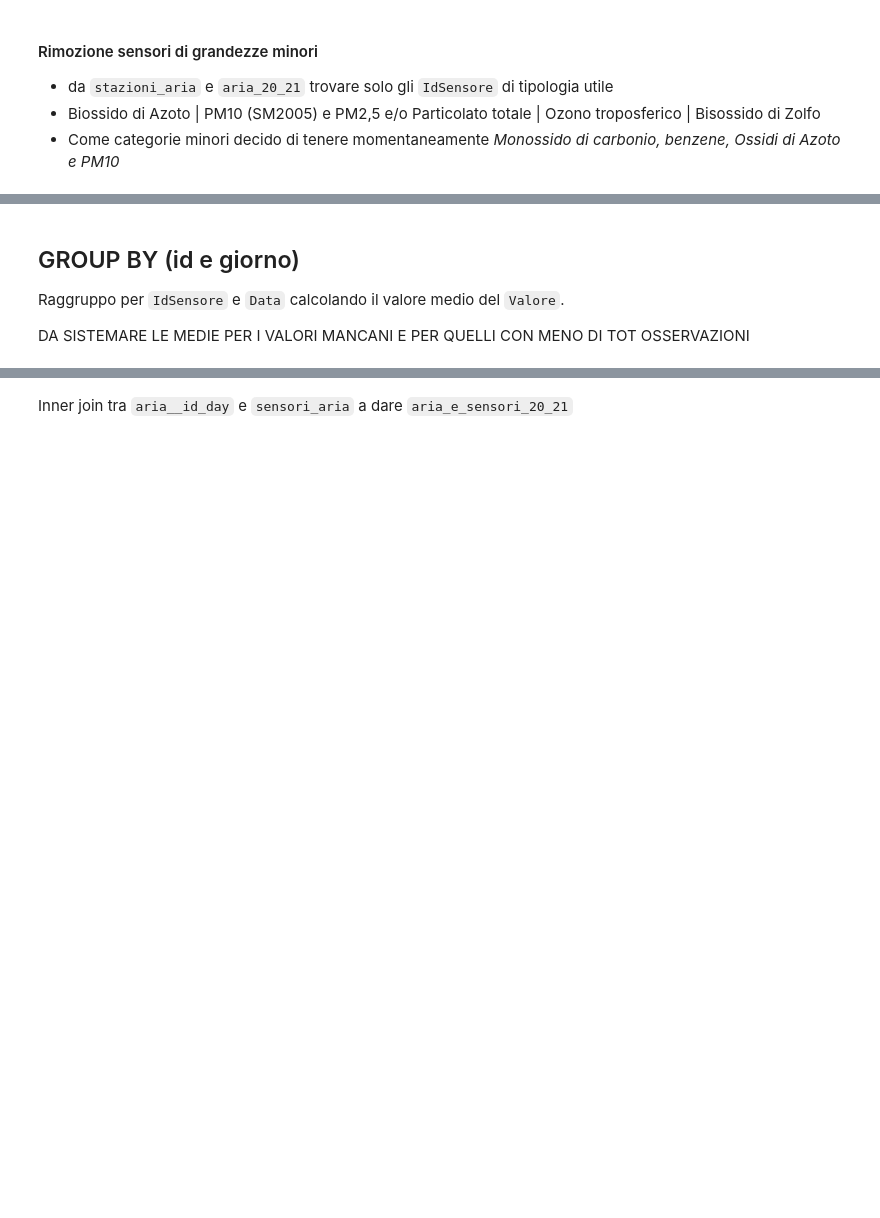
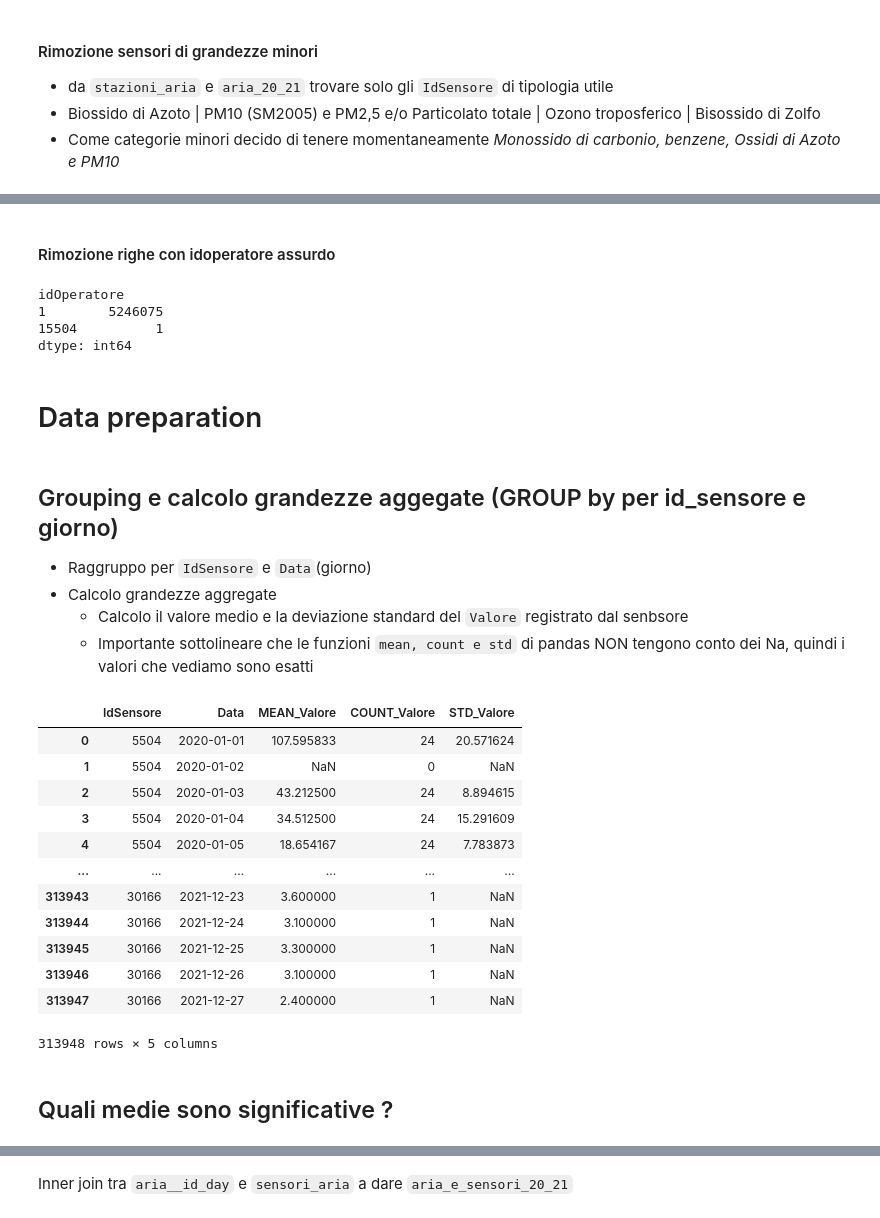
Before and after one commit to giocoal/air-quality-milano-interactive-data-visualization-tableau, a Jupyter notebook: Data_Visualization_project_21_22.ipynb, the cells around one changed output, grey strips where cells are left out. Saved outputs shown, nothing was run; the diff lists cells and outputs as text; code cells hidden in the pictures; blank space fills up the shorter version.

```diff
--- a/Data_Visualization_project_21_22.ipynb
+++ b/Data_Visualization_project_21_22.ipynb
@@ -141,4 +158,5 @@ aria_20.shape
 # %%
 # Converto in importazione i -9999 in NA
-aria_21 = pd.read_csv(f'{path}/data_aria/Dati_sensori_aria_2021.csv', na_values=['-9999'])
-aria_21.shape
+aria_21 = pd.read_csv(f'{path}/data_aria/Dati_sensori_aria_2021.csv',
+                      na_values=['-9999'],
+                      parse_dates=['Data'])
@@ -159,3 +172,0 @@ Converto la data da stringa a oggetto data
-# %%
-aria_20_21['Data'] = pd.to_datetime(aria_20_21['Data'])
-aria_20_21.tail()
@@ -336,6 +318,7 @@ Zonizzazione: 9 826 141 abitanti in 1546 comuni divisi in 7 o 8 zone
 - MA (VA = dato valido NA = dato invalido I dati presenti in questo archivio relativi agli ultimi 3-6 mesi, contengono ancora valori incerti che possono subire modifiche da parte degli operatori delle reti (invalidazione manuale). Il processo di validazione dei dati prevede una fase di valutazione finale che si conclude entro il 30.3 dell’anno successivo a quello di misura)
 # %%
 #aria_20_21.dropna(subset = ['Valore', 'Stato'], inplace = True) #é meglio non farla cosi le avg possono restituire anche NaN
+aria_20_21.reset_index(drop=True, inplace=True)
 aria_20_21.shape
 # %% [output]
 (5246076, 5)
@@ -379,0 +370,9 @@ sensori_aria.drop(sensori_aria[~sensori_aria['NomeTipoSensore'].isin(grandezze_d
+# %% [markdown]
+#### Rimozione righe con idoperatore assurdo
+# %%
+aria_20_21.value_counts('idOperatore')
+# %% [output]
+idOperatore
+1        5246075
+15504          1
+dtype: int64
@@ -380,6 +382,35 @@ sensori_aria.drop(sensori_aria[~sensori_aria['NomeTipoSensore'].isin(grandezze_d
+# %% [markdown]
+# Data preparation
 # %% [markdown]
-## GROUP BY (id e giorno)
+## Grouping e calcolo grandezze aggegate (GROUP by per id_sensore e giorno)
 
-Raggruppo per `IdSensore` e `Data` calcolando il valore medio del `Valore`.
-
-DA SISTEMARE LE MEDIE PER I VALORI MANCANI E PER QUELLI CON MENO DI TOT OSSERVAZIONI
+- Raggruppo per `IdSensore` e `Data`(giorno)
+- Calcolo grandezze aggregate
+    - Calcolo il valore medio e la deviazione standard del `Valore` registrato dal senbsore
+    - Importante sottolineare che le funzioni `mean, count e std` di pandas NON tengono conto dei Na, quindi i valori che vediamo sono esatti
+# %%
+colnames = ['IdSensore', 'Data', 'MEAN_Valore', 'COUNT_Valore', 'STD_Valore']
+aria__id_day = aria_20_21[['IdSensore', 'Data', 'Valore']].groupby([
+    'IdSensore',
+    aria_20_21['Data'].dt.date,
+]).agg({
+    'Valore': ['mean', 'count', 'std']
+}).reset_index()
+aria__id_day.columns = ['IdSensore', 'Data', 'MEAN_Valore', 'COUNT_Valore', 'STD_Valore']
+display(aria__id_day)
+# %% [output]
+|  | IdSensore | Data | MEAN_Valore | COUNT_Valore | STD_Valore |
+| 0 | 5504 | 2020-01-01 | 107.595833 | 24 | 20.571624 |
+| 1 | 5504 | 2020-01-02 | NaN | 0 | NaN |
+| 2 | 5504 | 2020-01-03 | 43.212500 | 24 | 8.894615 |
+| 3 | 5504 | 2020-01-04 | 34.512500 | 24 | 15.291609 |
+| 4 | 5504 | 2020-01-05 | 18.654167 | 24 | 7.783873 |
+| ... | ... | ... | ... | ... | ... |
+| 313943 | 30166 | 2021-12-23 | 3.600000 | 1 | NaN |
+| 313944 | 30166 | 2021-12-24 | 3.100000 | 1 | NaN |
+| 313945 | 30166 | 2021-12-25 | 3.300000 | 1 | NaN |
+| 313946 | 30166 | 2021-12-26 | 3.100000 | 1 | NaN |
+| 313947 | 30166 | 2021-12-27 | 2.400000 | 1 | NaN |
+313948 rows × 5 columns
+# %% [markdown]
+## Quali  medie sono significative ?
```
Also changed, not shown: parts of 61 cells of this notebook.
